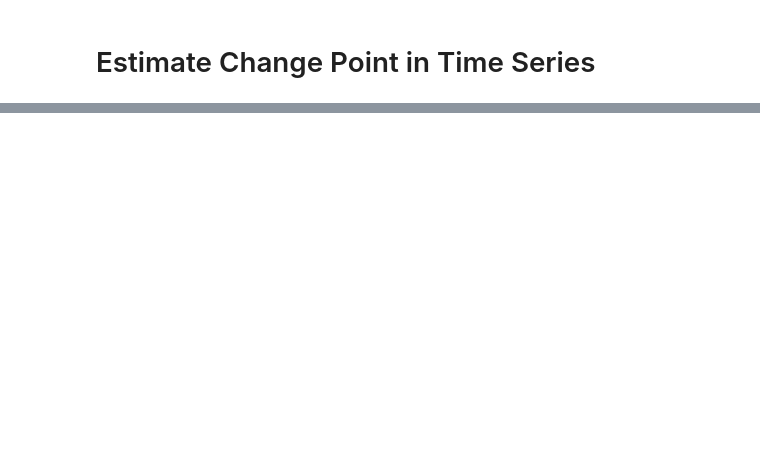
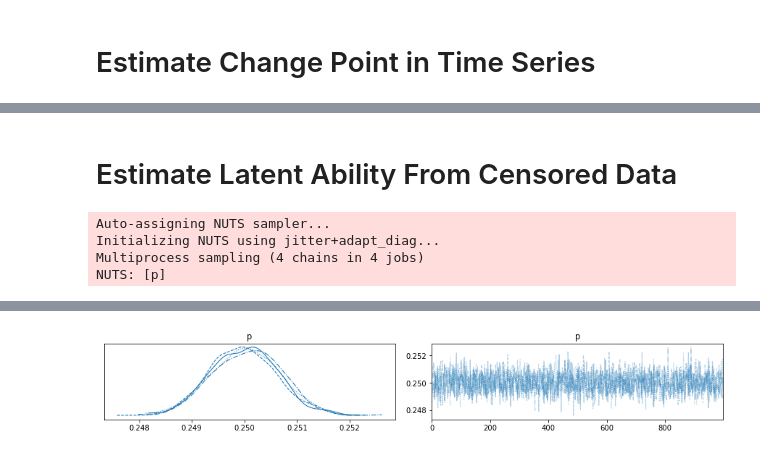
Before and after one commit to vb690/learning_bayes, a Jupyter notebook: books/bayesian_cognitive_modelling/chapter_5.ipynb, the cells around one changed output, grey strips where cells are left out. Drawn from its saved outputs; the diff is of its cells as text; code cells hidden in the pictures; blank space fills up the shorter version.

```diff
--- a/books/bayesian_cognitive_modelling/chapter_5.ipynb
+++ b/books/bayesian_cognitive_modelling/chapter_5.ipynb
@@ -252,0 +192,26 @@ visualize_time_series(
+# %% [markdown]
+# Estimate Latent Ability From Censored Data
+# %%
+model = estimate_censored_data(
+    n_censored_attempts=900,
+    observed_attempt=16,
+    n=30,
+    beta_kwargs={
+        'alpha': 5,
+        'beta': 5
+    },
+    lower_bound=0,
+    upper_bound=15
+)
+plate, prpc, trace, popc = validate_model(
+    model,
+    PRPC_KWARGS,
+    SAMPLING_KWARGS,
+    POPC_KWARGS
+)
+plate
+# %% [output]
+Auto-assigning NUTS sampler...
+Initializing NUTS using jitter+adapt_diag...
+Multiprocess sampling (4 chains in 4 jobs)
+NUTS: [p]
@@ -252,0 +223 @@ visualize_time_series(
+[figure, added]
```
Also changed, not shown: parts of 15 cells of this notebook, 2 other files.
